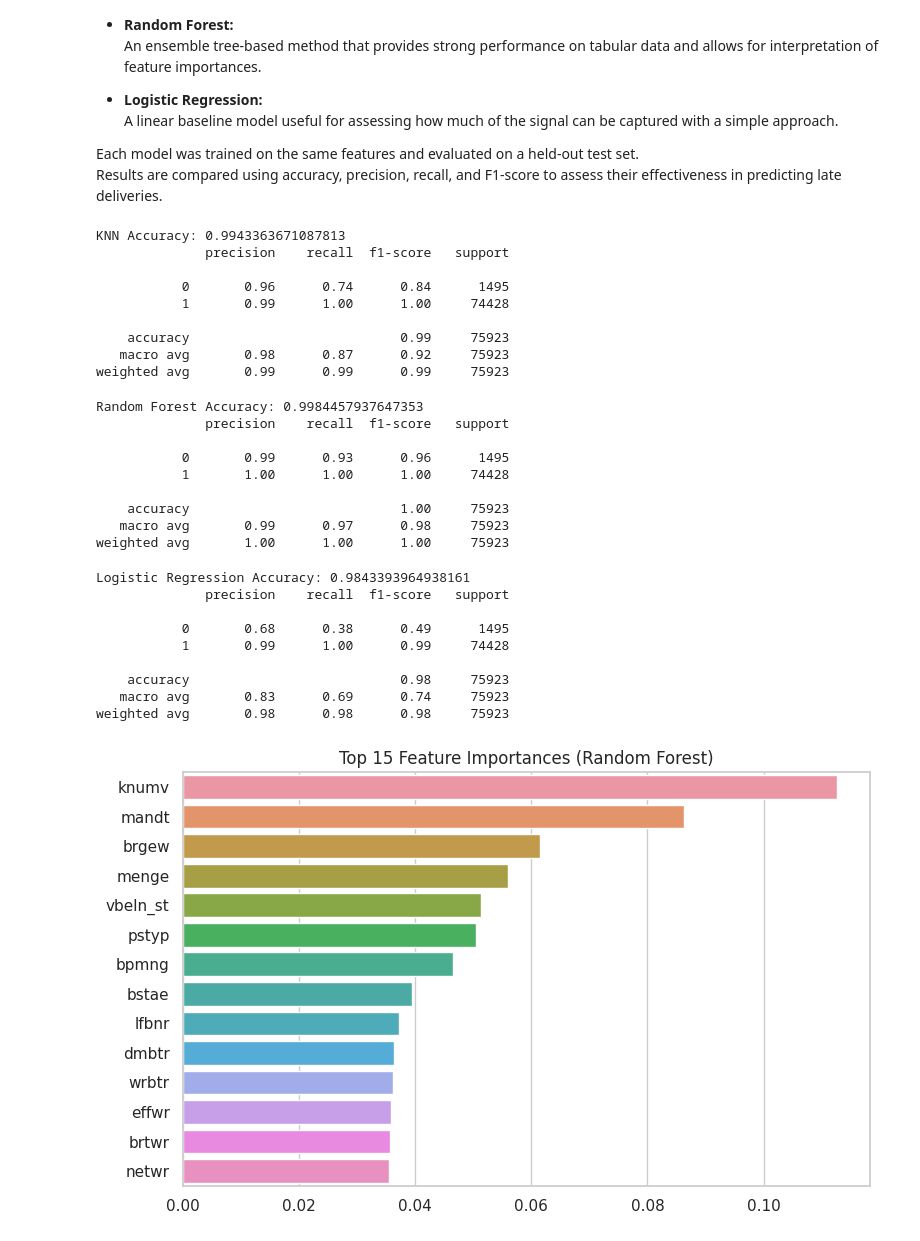
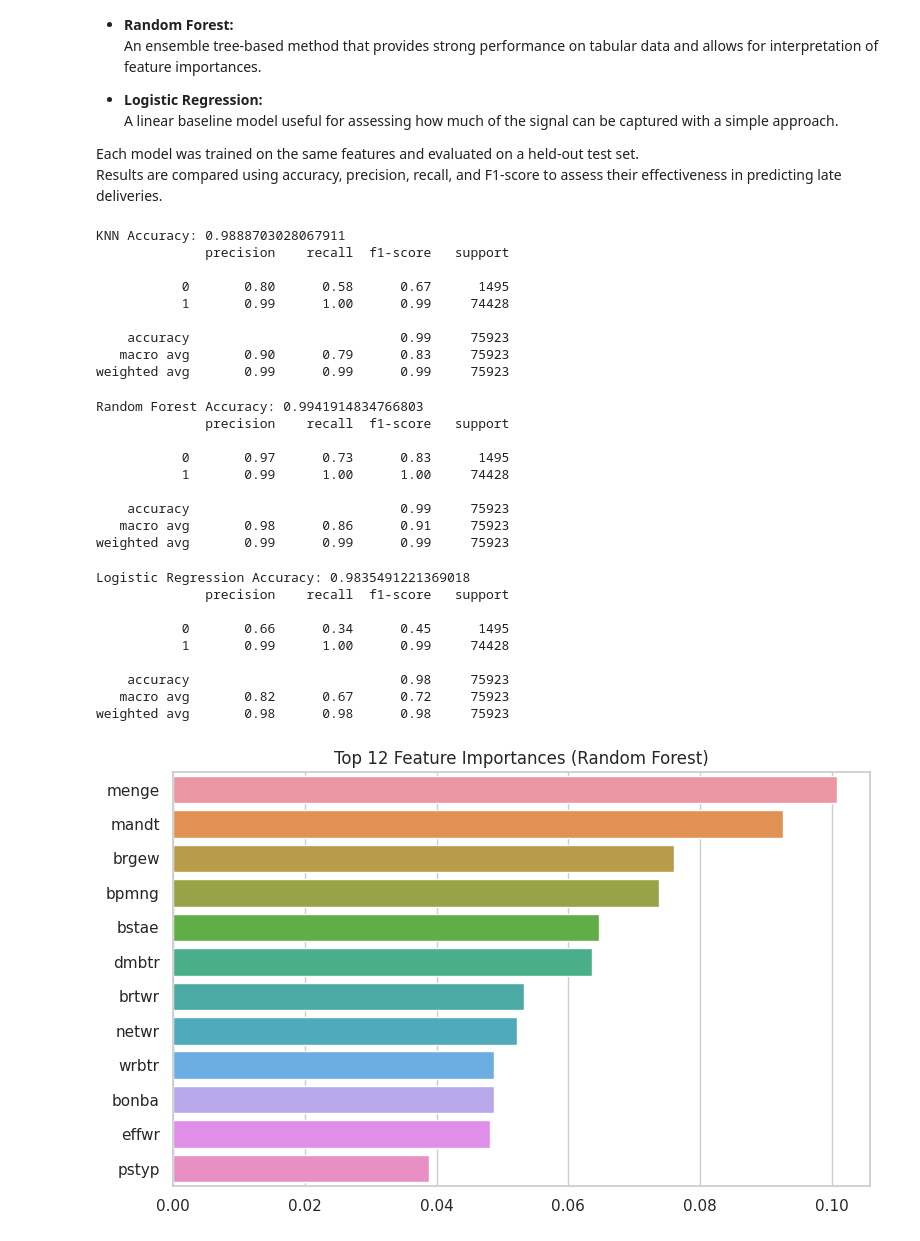
Before and after one commit to YuryBesiakov/SAP-Data-Science, a Jupyter notebook: sap-data-science.ipynb, the cells around one changed output. Saved outputs shown, nothing was run; the diff lists cells and outputs as text; code cells hidden in the pictures.

```diff
--- a/sap-data-science.ipynb
+++ b/sap-data-science.ipynb
@@ -558,9 +562,21 @@ Missing values were imputed using column means, and features were standardized t
 # %%
-# Select numeric columns for PCA
+# List of columns to exclude from PCA
+exclude_cols = [
+    # Identifiers/reference numbers
+    'ebeln', 'ebelp', 'knumv', 'lfbnr', 'vbeln_st', 'vbelp_st', 'banfn', 'bnfpo',
+    'belnr', 'buzei', 'gjahr', 'xblnr', 'lfgja', 'lfpos', 'drunr', 'stapo', 'stafo',
+    'matnr', 'ematn', 'matkl', 'mtart', 'lifnr', 'kunnr', 'adrnr', 'etens',
+    'recordstamp', 'creationdate', 'creationtime', 'cpudt', 'cputm', 'ernam',
+    'operation_flag', 'saprl',
+    # Targets or engineered
+    'delivery_delay', 'late_delivery',
+]
+# Get all numeric columns
 numeric_cols = merged.select_dtypes(include=[np.number]).columns.tolist()
-# Remove identifiers and date columns
-drop_cols = ['ebeln', 'ebelp', 'delivery_delay', 'recordstamp']
-pca_cols = [col for col in numeric_cols if col not in drop_cols]
+
+# Keep only numeric columns that are not in exclude_cols
+pca_cols = [col for col in numeric_cols if col not in exclude_cols]
+
 
 # Fill missing values (mean imputation for demonstration)
 pca_data = merged[pca_cols].fillna(merged[pca_cols].mean())
@@ -643,14 +686,14 @@ y_pred_knn = knn.predict(X_test)
 print("KNN Accuracy:", accuracy_score(y_test, y_pred_knn))
 print(classification_report(y_test, y_pred_knn))
 # %% [output]
-KNN Accuracy: 0.9943363671087813
+KNN Accuracy: 0.9888703028067911
               precision    recall  f1-score   support
 
-           0       0.96      0.74      0.84      1495
-           1       0.99      1.00      1.00     74428
+           0       0.80      0.58      0.67      1495
+           1       0.99      1.00      0.99     74428
 
     accuracy                           0.99     75923
-   macro avg       0.98      0.87      0.92     75923
+   macro avg       0.90      0.79      0.83     75923
 weighted avg       0.99      0.99      0.99     75923
 # %%
 rf = RandomForestClassifier(n_estimators=100, random_state=42)
@@ -660,15 +703,15 @@ y_pred_rf = rf.predict(X_test)
 print("Random Forest Accuracy:", accuracy_score(y_test, y_pred_rf))
 print(classification_report(y_test, y_pred_rf))
 # %% [output]
-Random Forest Accuracy: 0.9984457937647353
+Random Forest Accuracy: 0.9941914834766803
               precision    recall  f1-score   support
 
-           0       0.99      0.93      0.96      1495
-           1       1.00      1.00      1.00     74428
+           0       0.97      0.73      0.83      1495
+           1       0.99      1.00      1.00     74428
 
-    accuracy                           1.00     75923
-   macro avg       0.99      0.97      0.98     75923
-weighted avg       1.00      1.00      1.00     75923
+    accuracy                           0.99     75923
+   macro avg       0.98      0.86      0.91     75923
+weighted avg       0.99      0.99      0.99     75923
 # %%
 lr = LogisticRegression(max_iter=1000)
 lr.fit(X_train, y_train)
@@ -677,21 +720,21 @@ y_pred_lr = lr.predict(X_test)
 print("Logistic Regression Accuracy:", accuracy_score(y_test, y_pred_lr))
 print(classification_report(y_test, y_pred_lr))
 # %% [output]
-Logistic Regression Accuracy: 0.9843393964938161
+Logistic Regression Accuracy: 0.9835491221369018
               precision    recall  f1-score   support
 
-           0       0.68      0.38      0.49      1495
+           0       0.66      0.34      0.45      1495
            1       0.99      1.00      0.99     74428
 
     accuracy                           0.98     75923
-   macro avg       0.83      0.69      0.74     75923
+   macro avg       0.82      0.67      0.72     75923
 weighted avg       0.98      0.98      0.98     75923
 # %%
-feat_imp = pd.Series(rf.feature_importances_, index=features).sort_values(ascending=False).head(14)
+feat_imp = pd.Series(rf.feature_importances_, index=features).sort_values(ascending=False).head(12)
 plt.figure(figsize=(8,5))
 sns.barplot(x=feat_imp.values, y=feat_imp.index)
-plt.title("Top 14 Feature Importances (Random Forest)")
+plt.title("Top 12 Feature Importances (Random Forest)")
 plt.tight_layout()
 plt.show()
 # %% [output]
-[figure, old version]
+[figure, new version]
```
Also changed, not shown: parts of 6 cells of this notebook.
